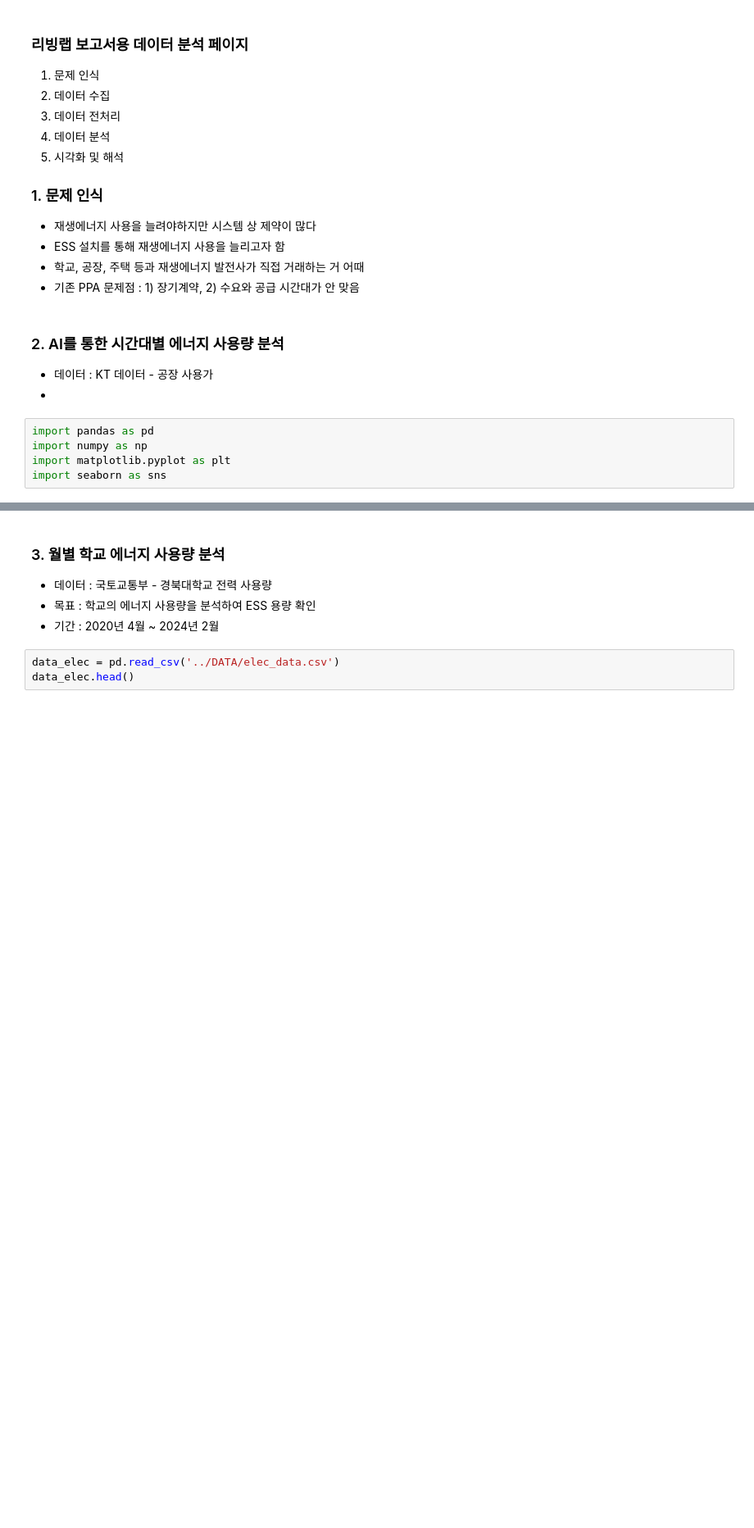
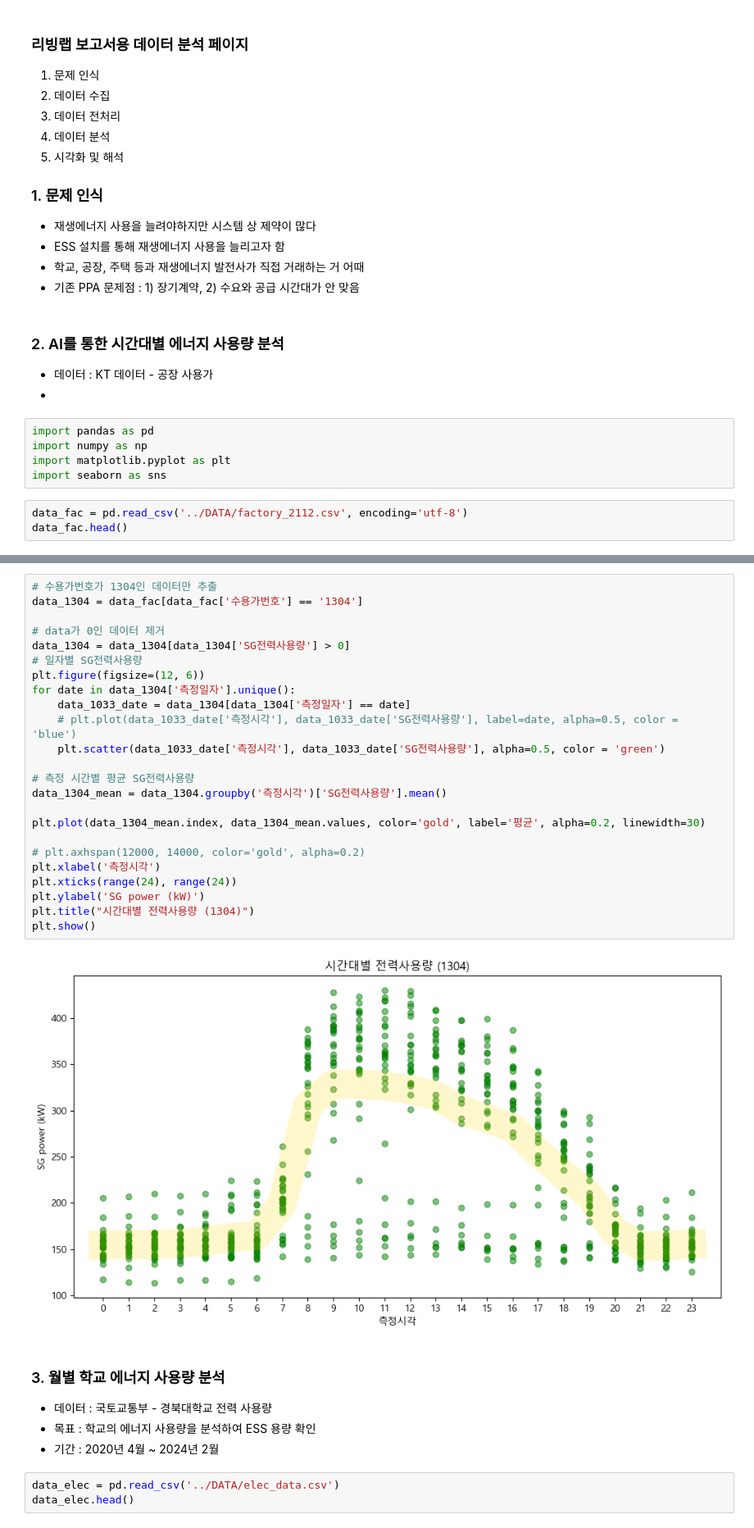
Before and after one commit to zeenoo11/Project_LivingLab, a Jupyter notebook: Projects/C01_Analysis_for_report.ipynb, the cells around one changed output, grey strips where cells are left out. Shown at 82% size. Cells and saved outputs as stored; diff of their text form; blank space fills up the shorter version.

```diff
--- a/Projects/C01_Analysis_for_report.ipynb
+++ b/Projects/C01_Analysis_for_report.ipynb
@@ -21,3 +21,6 @@ import pandas as pd
 import numpy as np
 import matplotlib.pyplot as plt
 import seaborn as sns
+# %%
+data_fac = pd.read_csv('../DATA/factory_2112.csv', encoding='utf-8')
+data_fac.head()
@@ -24,3 +34,29 @@ import seaborn as sns
+# %%
+# 수용가번호가 1304인 데이터만 추출
+data_1304 = data_fac[data_fac['수용가번호'] == '1304']
+
+# data가 0인 데이터 제거
+data_1304 = data_1304[data_1304['SG전력사용량'] > 0]
+# 일자별 SG전력사용량
+plt.figure(figsize=(12, 6))
+for date in data_1304['측정일자'].unique():
+    data_1033_date = data_1304[data_1304['측정일자'] == date]
+    # plt.plot(data_1033_date['측정시각'], data_1033_date['SG전력사용량'], label=date, alpha=0.5, color = 'blue')
+    plt.scatter(data_1033_date['측정시각'], data_1033_date['SG전력사용량'], alpha=0.5, color = 'green')
+
+# 측정 시간별 평균 SG전력사용량
+data_1304_mean = data_1304.groupby('측정시각')['SG전력사용량'].mean()
+
+plt.plot(data_1304_mean.index, data_1304_mean.values, color='gold', label='평균', alpha=0.2, linewidth=30)
+
+# plt.axhspan(12000, 14000, color='gold', alpha=0.2)
+plt.xlabel('측정시각')
+plt.xticks(range(24), range(24))
+plt.ylabel('SG power (kW)')
+plt.title("시간대별 전력사용량 (1304)")
+plt.show()
+# %% [output]
+[figure, added]
 # %% [markdown]
 ### 3. 월별 학교 에너지 사용량 분석
 - 데이터 : 국토교통부 - 경북대학교 전력 사용량
```
Also changed, not shown: parts of 6 cells of this notebook, 1 other file.
